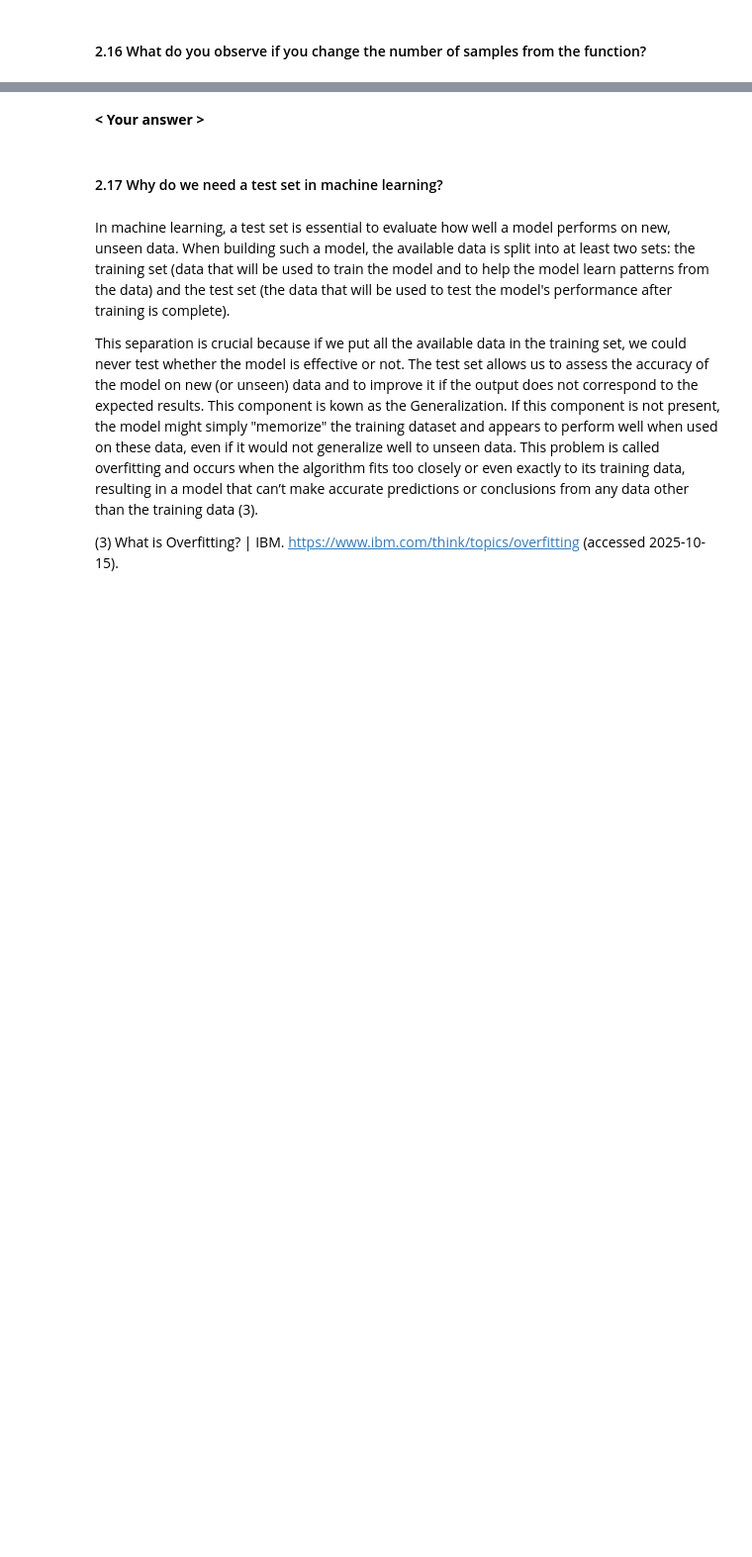
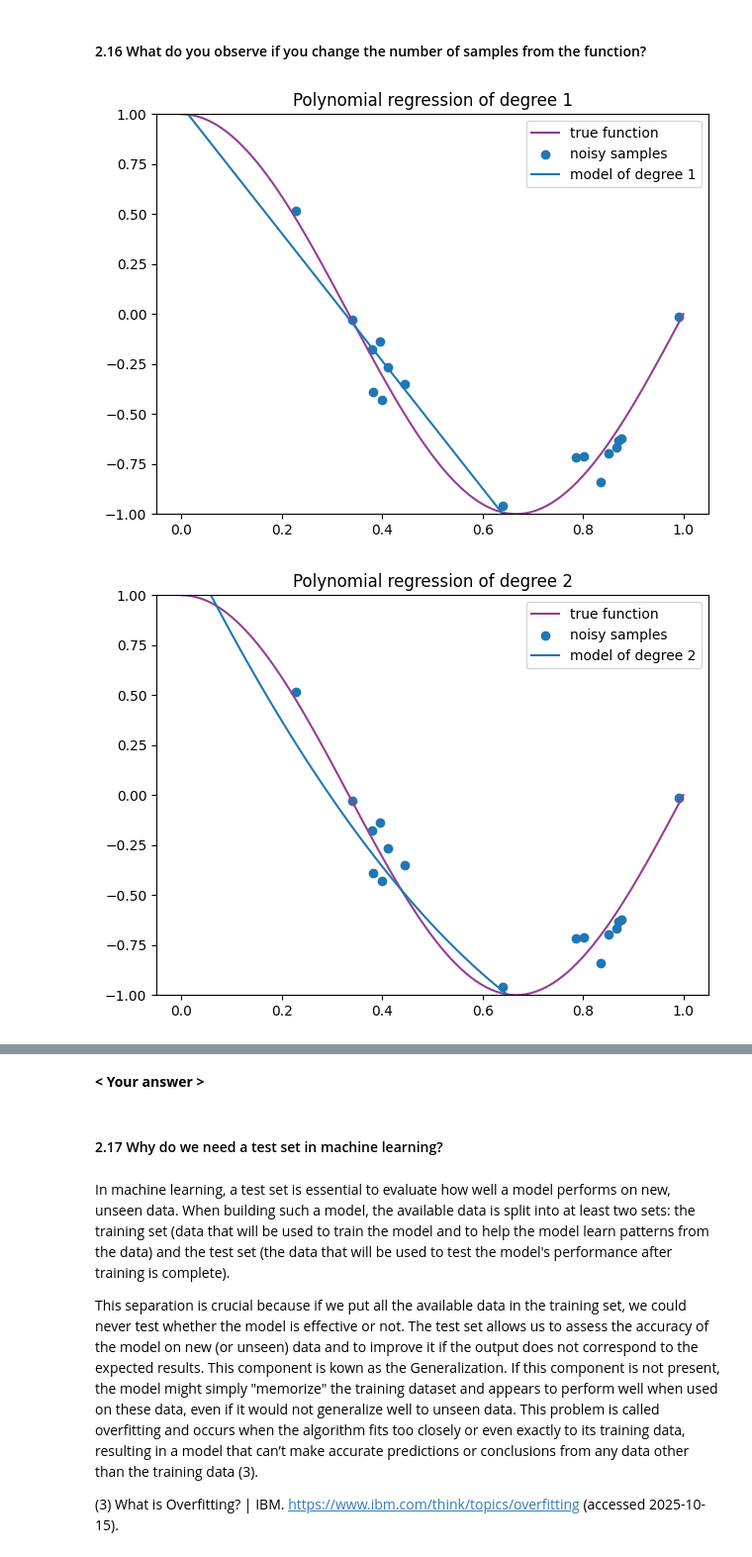
Before and after one commit to clarice-m04/modellinglab, a Jupyter notebook: theory_assignment.ipynb, the cells around one changed output, grey strips where cells are left out. Shown at 99% size. Drawn from its saved outputs; the diff is of its cells as text; code cells hidden in the pictures; blank space fills up the shorter version.

Commit message:
Higher # of points

```diff
--- a/theory_assignment.ipynb
+++ b/theory_assignment.ipynb
@@ -435,3 +436,29 @@ it is the a "trade off between how well the model fits the training data and how
 (2) LeCun, Y. Machine Learning and Pattern Recognition, 2005.
 # %% [markdown]
 #### 2.16 What do you observe if you change the number of samples from the function?
+# %%
+n_samples_higher = 20 # the number of points we will sample from true_function
+degrees = [1, 2, 16] # the polynomial degrees we will test; addition of degree 3, 4 and 8 to test the limits
+
+X_h = np.sort(np.random.rand(n_samples_higher))
+y_h = true_function(X_h) + np.random.randn(n_samples_higher) * 0.1 # add some scaled random noise
+# %%
+for i in degrees:
+    polynomial_features = PolynomialFeatures(degree= i,
+                                                include_bias=False)
+    linear_regression = LinearRegression()
+    pipeline = Pipeline([("polynomial_features", polynomial_features),
+                        ("linear_regression", linear_regression)])
+    pipeline.fit(X[:, np.newaxis], y)
+
+    plt.plot(X_test, true_function(X_test), color = "#943F94", label = "true function")
+    plt.scatter(X_h, y_h, label = "noisy samples")
+    plt.plot(X_test, pipeline.predict(X_test[:, np.newaxis]), label=f"model of degree {i}")
+    plt.ylim(-1, 1)
+    plt.title(f"Polynomial regression of degree {i}")
+    plt.legend()
+    plt.tight_layout()
+    plt.show()
+# %% [output]
+[figure, added]
+[figure, added]
```
Also changed, not shown: parts of 2 cells of this notebook.
